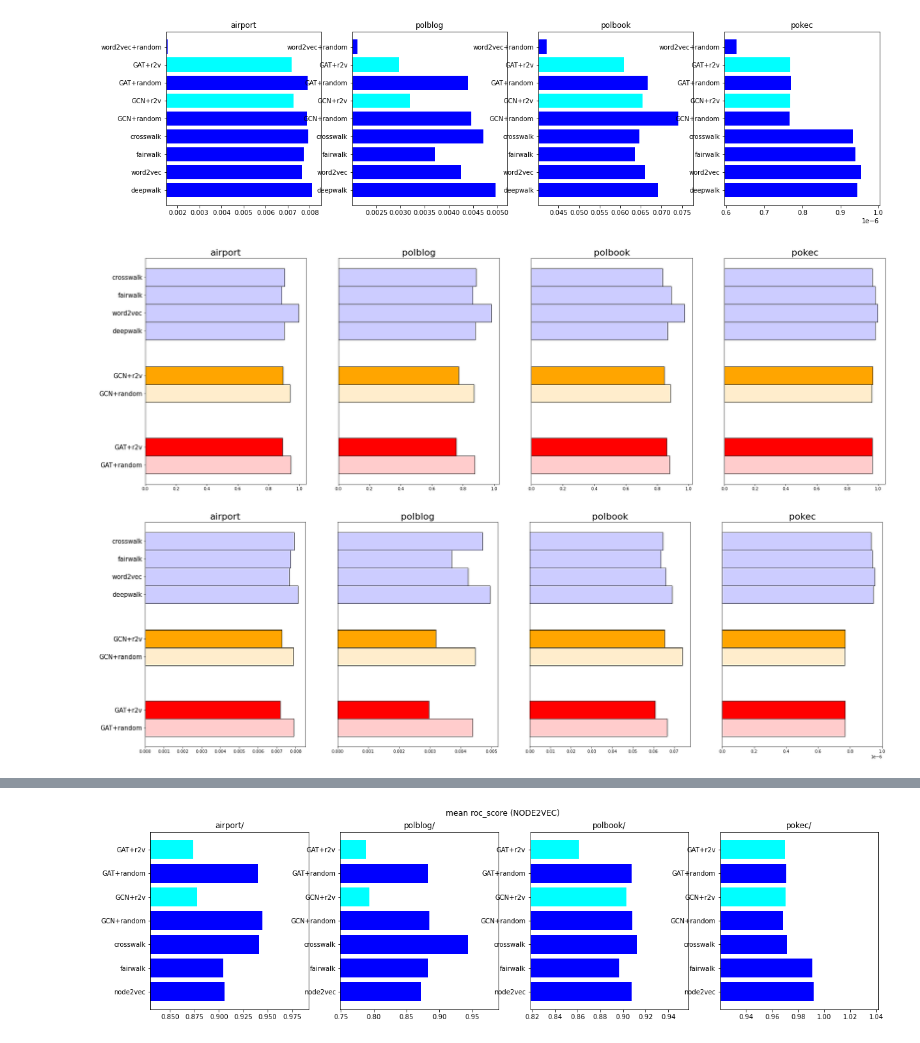
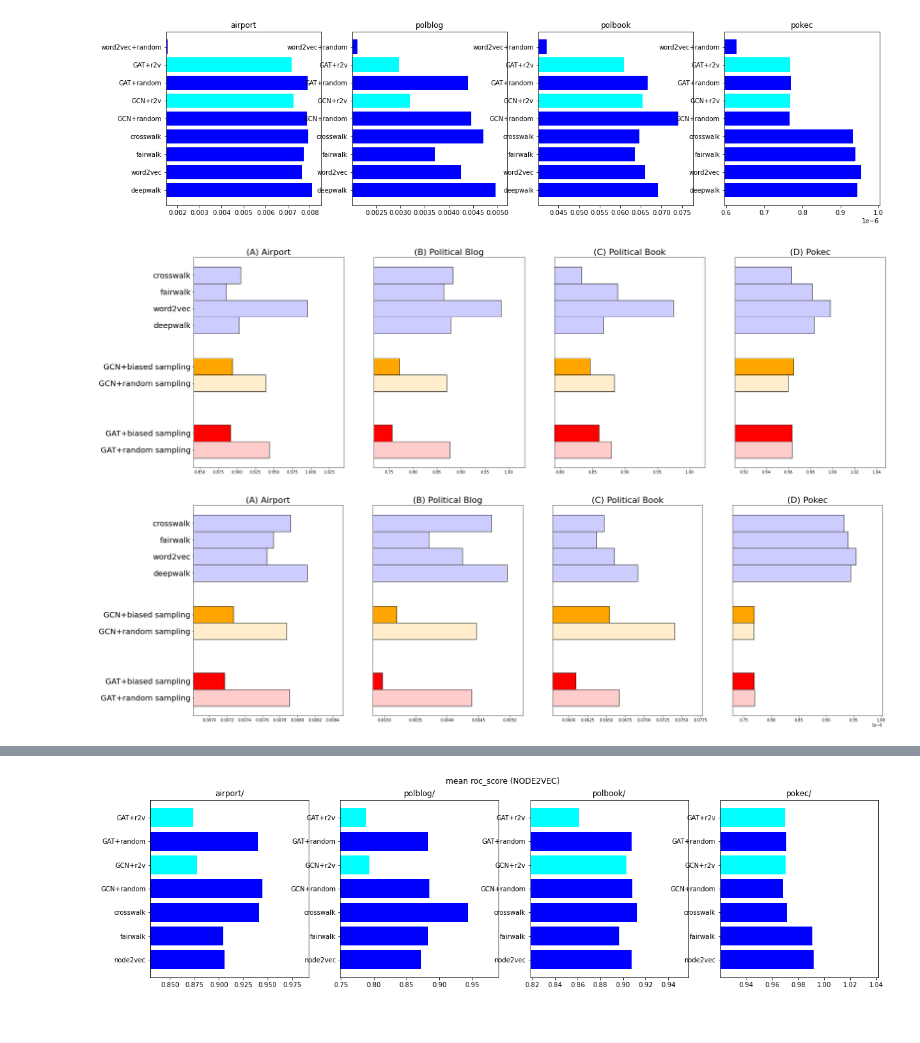
Before and after one commit to thunderock/residual2vec_, a Jupyter notebook: notebooks/RESULTS/aggregate_results.ipynb, the cells around one changed output, grey strips where cells are left out. Saved outputs shown, nothing was run; the diff lists cells and outputs as text; code cells hidden in the pictures.

Commit message:
updated images on draft

```diff
--- a/notebooks/RESULTS/aggregate_results.ipynb
+++ b/notebooks/RESULTS/aggregate_results.ipynb
@@ -17,6 +17,12 @@ warnings.filterwarnings('ignore')
 DATA_ROOT =  '../../../final_crosswalk/'
 
 DATASETS = ('airport/', 'polblog/', 'polbook/', 'pokec/', ) # small_pokec
+DATASETS_MP = {
+    'airport': "(A) Airport",
+    'polblog': "(B) Political Blog",
+    'polbook': "(C) Political Book",
+    'pokec': "(D) Pokec"
+}
 METRICS = ('roc_score', 'sp_score', )# 'gini_score')
 def lighten_color(color, amount=0.2):
     """
@@ -80,7 +86,7 @@ for metric in METRICS:
     f, axes = plt.subplots(1, n_datasets, figsize=(32, 10) )
 #     f.suptitle("mean " + metric + ' (DEEPWALK)')
     for idx, dataset in enumerate(DATASETS):
-        order = ['GAT+random', 'GAT+r2v', 'GCN+random', 'GCN+r2v']
+
         file = DATA_ROOT + dataset + metric + '.pkl'
         m_dict = pkl.load(open(file, 'rb'))
 
@@ -88,35 +94,46 @@ for metric in METRICS:
 
             # removing node2vec and word2vec
             if any([model in m.lower() for model in ['word2vec+deepwalk+random', 'node2vec']]):
                 m_dict.pop(m)
             # remove deepwalk from name
             if '+deepwalk' in m.lower():
                 try:
                     m_dict[m.replace('+deepwalk', '')] = m_dict.pop(m)
                 except: pass
         y = np.mean(np.vstack(m_dict.values()), axis=1)
 #         print(y, m_dict.keys())
 #         print(y.shape, len(m_dict))
         width = 0.25
 
 
         y = [(y[id], z) for id, z in enumerate(m_dict)]
+
         y_ = [aa[0] for aa in y]
         plots = [aa[1] for aa in y]
         x = np.array([1.75, 2, 2.25, 2.5, .875, 1.125, -.125, 0.125])
         A = axes[idx].barh(x, y_, width, color=[lighten_color(get_color(x)) if not 'r2v' in x else get_color(x) for x  in plots], label=plots, edgecolor='black')
 
 #         print(plots)
-
+        p10, P10 = np.min(y_) * .95, np.max(y_) * 1.05
+        axes[idx].set_xlim([p10, P10])
         axes[idx].set_yticks(x)
-        axes[idx].set_yticklabels(plots,fontsize=15)
+        plots_ = []
+        for p in plots:
+            if 'r2v' in p:
+                r = p.replace('r2v', "biased sampling")
+            elif 'random' in p:
+                r = p.replace('random', 'random sampling')
+            else:
+                r = p
+            plots_.append(r)
+        axes[idx].set_yticklabels(plots_,fontsize=20)
 #         axes[idx].yticks(fontsize=22)
         if idx != 0:
             # disable y ticks
             axes[idx].set_yticks([])
-        axes[idx].set_title(dataset.replace('/', ''), fontsize=22)
+        axes[idx].set_title(DATASETS_MP[dataset.replace('/', '')], fontsize=22)
 
     plt.plot()
 # %% [output]
-[figure, old version]
+[figure, new version]
-[figure, old version]
+[figure, new version]
```
Also changed, not shown: parts of 1 cell of this notebook, 2 other files.
